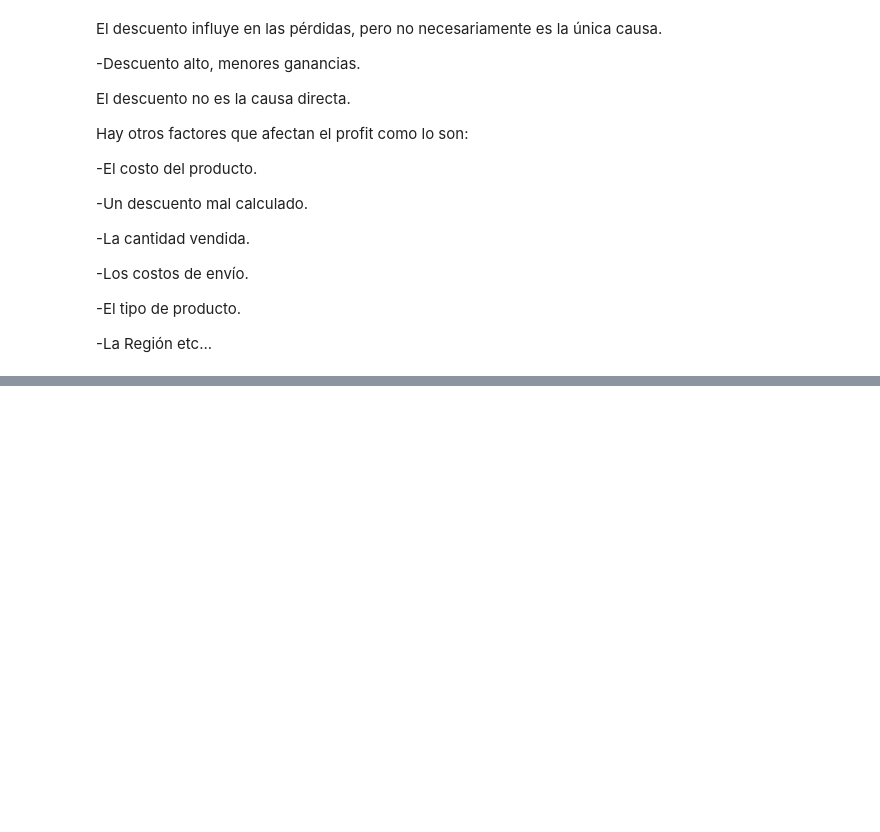
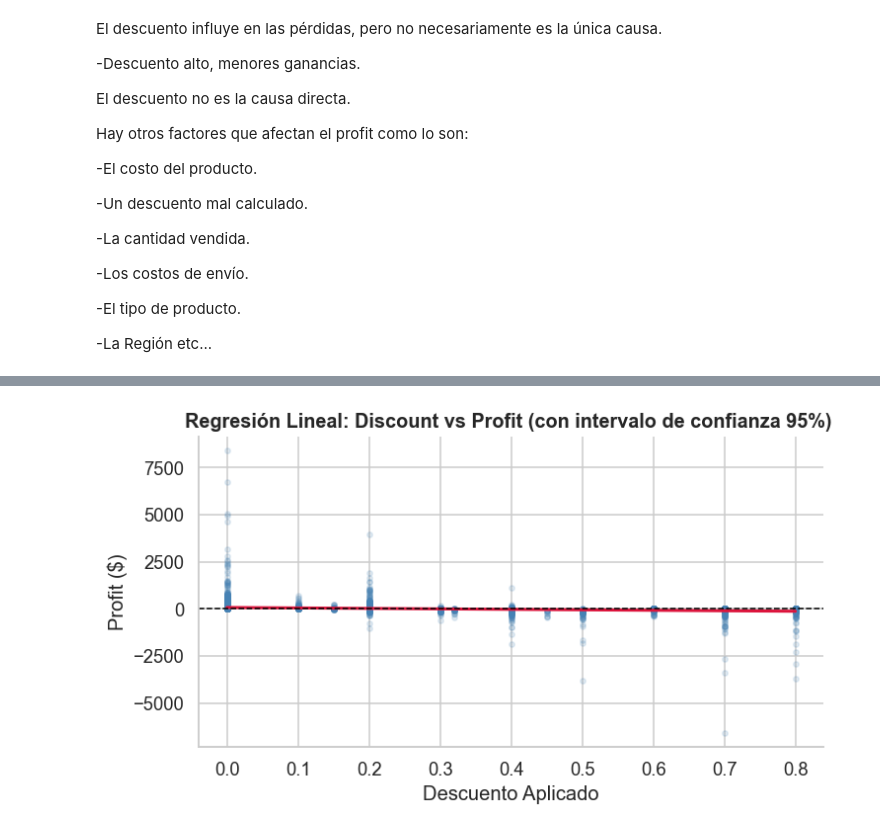
Before and after one commit to Jorge0827/MasterIA-Cohorte7, a Jupyter notebook: Modulo2/clase_3/clase_3_correlación_causalidad.ipynb, the cells around one changed output, grey strips where cells are left out. Cells and saved outputs as stored; diff of their text form; code cells hidden in the pictures; blank space fills up the shorter version.

```diff
--- a/Modulo2/clase_3/clase_3_correlación_causalidad.ipynb
+++ b/Modulo2/clase_3/clase_3_correlación_causalidad.ipynb
@@ -339,0 +391,22 @@ Hay otros factores que afectan el profit como lo son:
+# %%
+#Regplot
+
+fig, ax = plt.subplots(figsize=(7,4))
+
+sns.regplot(
+    data=df,
+    x='Discount', y='Profit',
+    scatter_kws={'alpha': 0.15, 's': 12, 'color': 'steelblue'},
+    line_kws={'color': 'crimson', 'linewidth': 2},
+    ci= 95
+
+)
+
+ax.axhline(0, color='black', linestyle='--', linewidth=1.0)
+ax.set_title('Regresión Lineal: Discount vs Profit (con intervalo de confianza 95%) ')
+ax.set_xlabel('Descuento Aplicado')
+ax.set_ylabel('Profit ($)')
+plt.tight_layout()
+plt.show()
+# %% [output]
+[figure, added]
```
Also changed, not shown: parts of 6 cells of this notebook.
